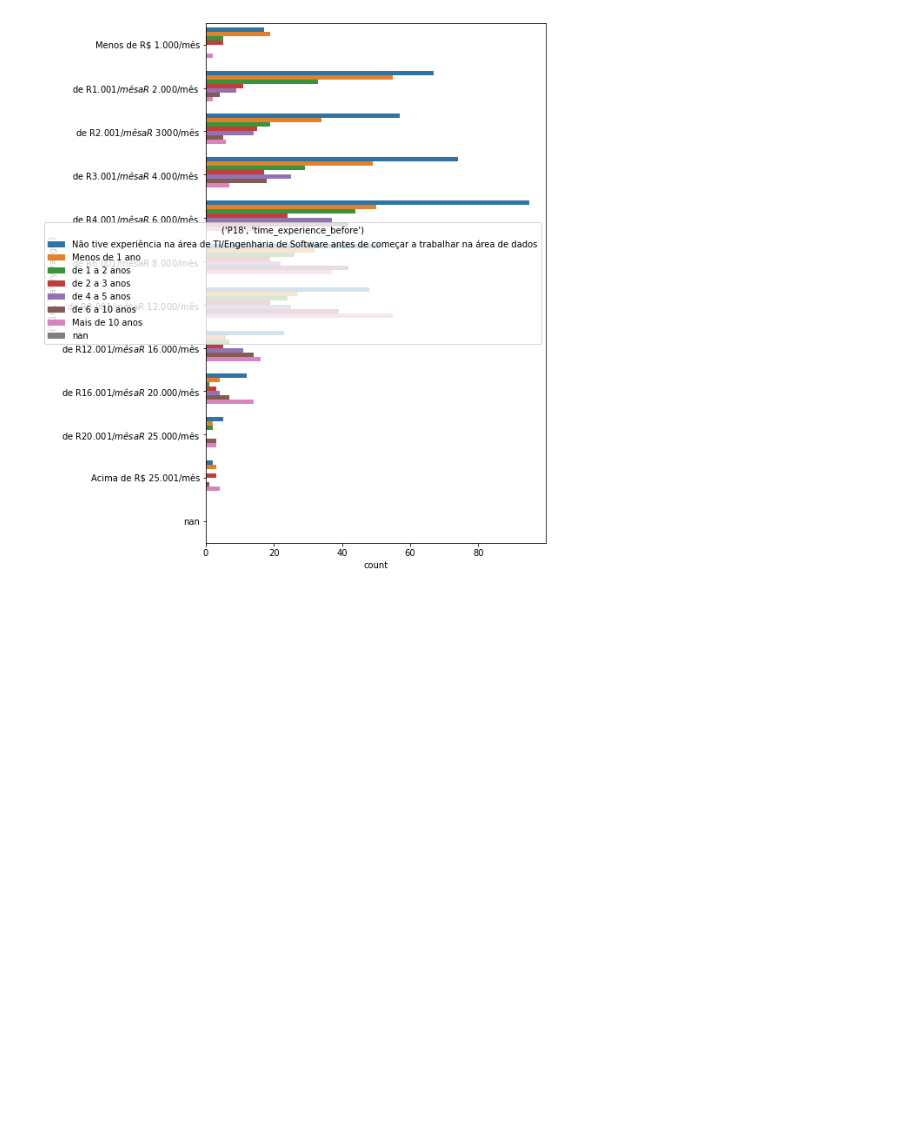
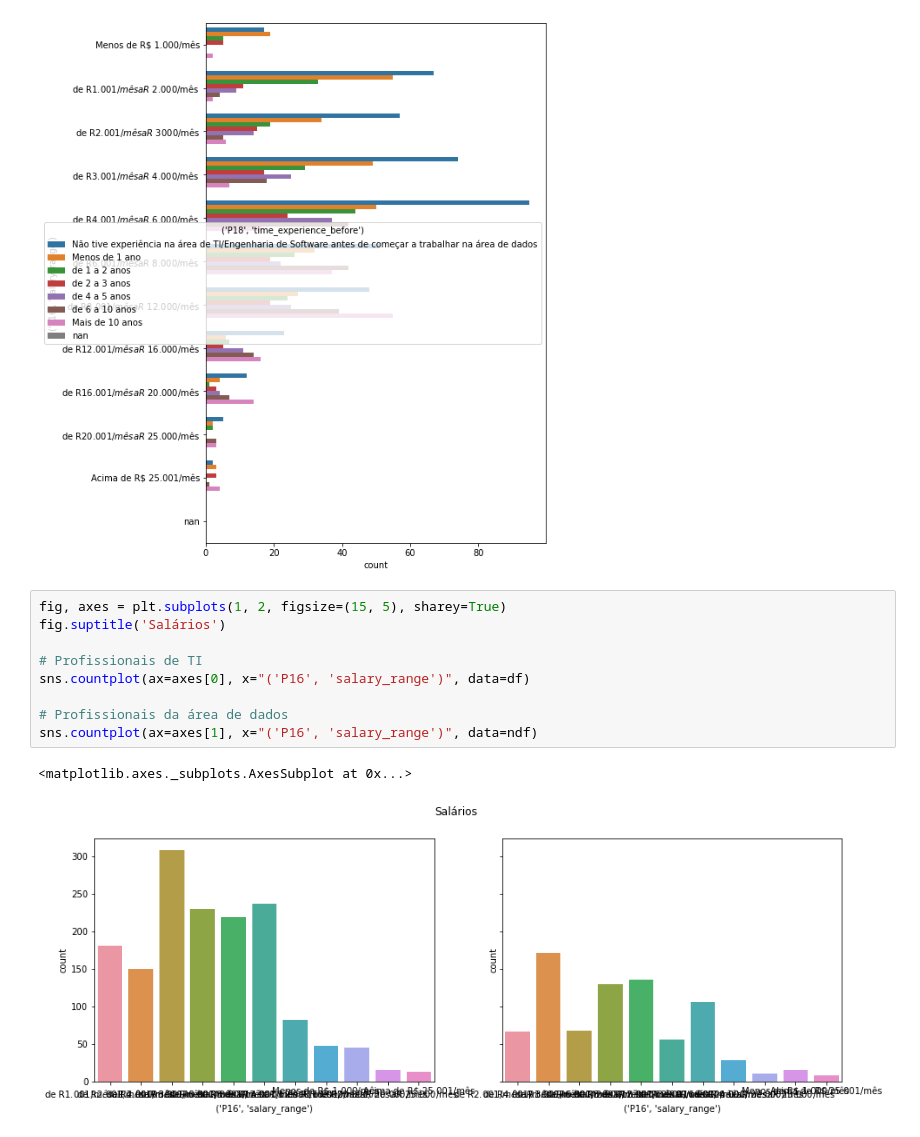
Before and after one commit to dancbatista/projeto_final_awari, a Jupyter notebook: projetoFinalAwari.ipynb, the cells around one changed output. Saved outputs shown, nothing was run; the diff lists cells and outputs as text; blank space fills up the shorter version.

```diff
--- a/projetoFinalAwari.ipynb
+++ b/projetoFinalAwari.ipynb
@@ -134,3 +151,15 @@ sns.countplot(y="('P16', 'salary_range')",hue="('P18', 'time_experience_before')
 # %% [output]
 <matplotlib.axes._subplots.AxesSubplot at 0x...>
 [figure]
+# %%
+fig, axes = plt.subplots(1, 2, figsize=(15, 5), sharey=True)
+fig.suptitle('Salários')
+
+# Profissionais de TI
+sns.countplot(ax=axes[0], x="('P16', 'salary_range')", data=df)
+
+# Profissionais da área de dados
+sns.countplot(ax=axes[1], x="('P16', 'salary_range')", data=ndf)
+# %% [output]
+<matplotlib.axes._subplots.AxesSubplot at 0x...>
+[figure, added]
```
Also changed, not shown: parts of 3 cells of this notebook.
